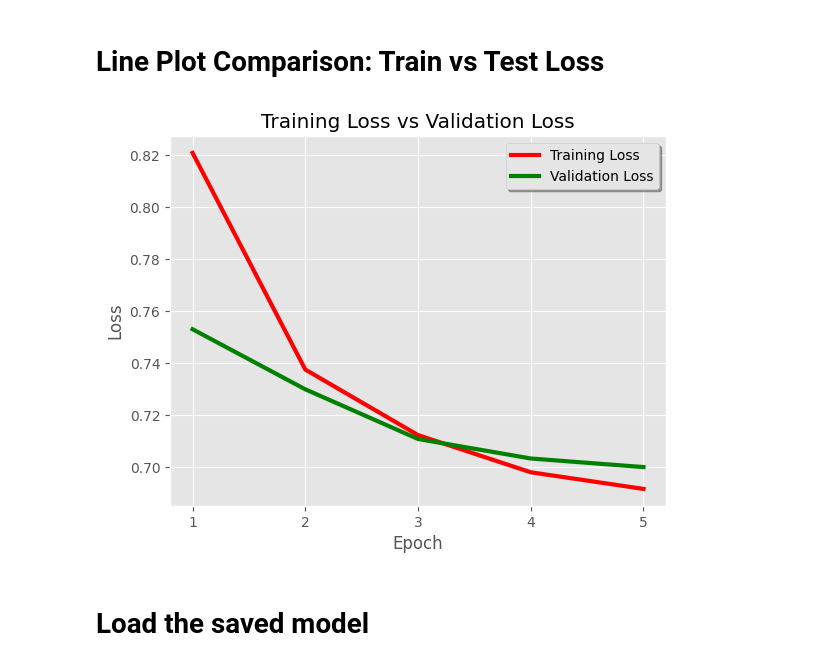
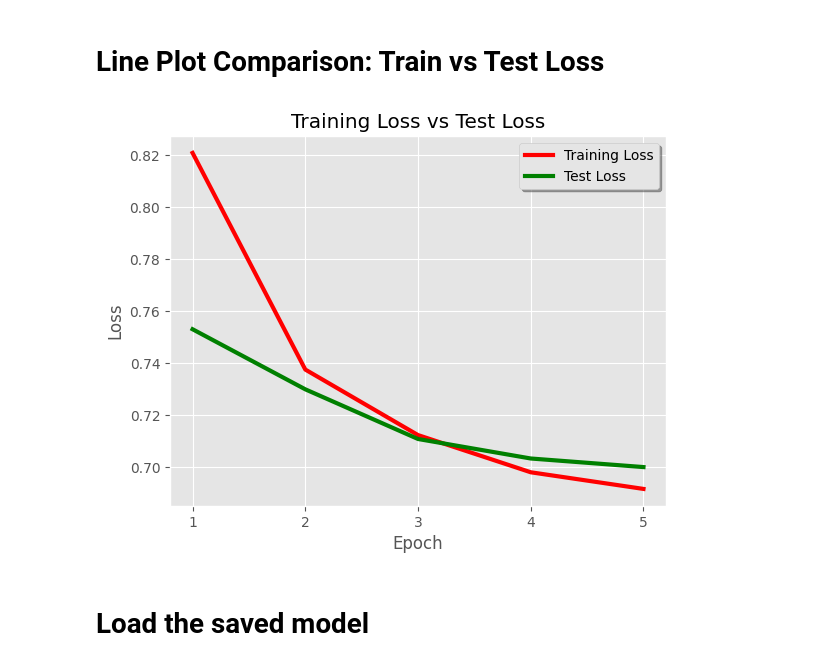
Before and after one commit to Kdotseth7/movie-recommender-system, a Jupyter notebook: mrs.ipynb, the cells around one changed output. Cells and saved outputs as stored; diff of their text form; code cells hidden in the pictures.

```diff
--- a/mrs.ipynb
+++ b/mrs.ipynb
@@ -315,33 +321,33 @@ Epoch 5/5 --> Train Loss: 0.6916 | Val Loss: 0.7 | Duration: 0:06:39.277676
 # %%
 epochs = np.arange(arguments.EPOCHS) + 1
 
 def plot_line(line_A_vals,
               line_B_vals,
               line_A_label,
               line_B_label,
               xlabel,
               ylabel,
               title):
     plt.style.use('ggplot')
     plt.plot(epochs, line_A_vals, label = line_A_label, color = "red", linewidth = '3', )
     plt.plot(epochs, line_B_vals, label = line_B_label, color = "green", linewidth = '3')
     plt.xlabel(xlabel)
     plt.xticks(epochs)
     plt.ylabel(ylabel)
     plt.title(title, color = 'black')
     plt.legend(shadow = True)
     plt.show()
 
 # Training vs Test Loss Plot
 plot_line(train_loss_list,
           test_loss_list,
           'Training Loss',
-          'Validation Loss',
+          'Test Loss',
           'Epoch',
           'Loss',
-          'Training Loss vs Validation Loss')
+          'Training Loss vs Test Loss')
 # %% [output]
-[figure, old version]
+[figure, new version]
 # %% [markdown]
 # Load the saved model
 # %%
```
Also changed, not shown: parts of 5 cells of this notebook.
